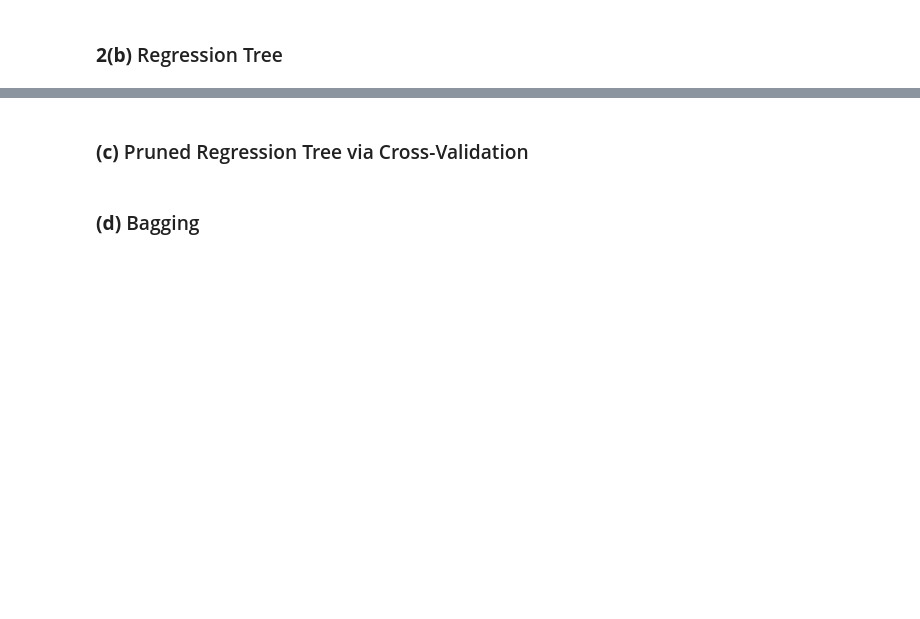
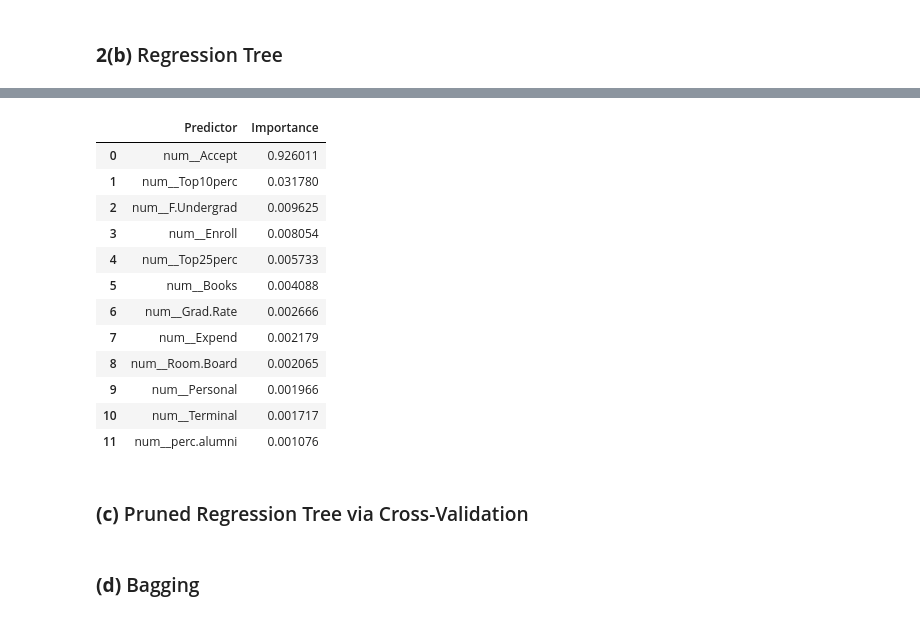
Before and after one commit to etoobian/STAT587_DS1_HW2, a Jupyter notebook: notebooks/STAT587_HW2.ipynb, the cells around one changed output, grey strips where cells are left out. Saved outputs shown, nothing was run; the diff lists cells and outputs as text; code cells hidden in the pictures; blank space fills up the shorter version.

```diff
--- a/notebooks/STAT587_HW2.ipynb
+++ b/notebooks/STAT587_HW2.ipynb
@@ -531,3 +584,30 @@ q1b_test_rmse = np.sqrt(q1b_test_mse)
+# %%
+# Save table
+q1b_imp_tbl = save_importance_table(
+    q1b_feature_names,
+    q1b_importances,
+    filename_tex="q1b_tree_importance.tex",
+    caption="Top predictors by feature importance for the unpruned regression tree.",
+    label="tab:q1b-tree-importance",
+    top_k=12,
+)
+
+if VERBOSE:
+    display(q1b_imp_tbl)
+# %% [output]
+|  | Predictor | Importance |
+| 0 | num__Accept | 0.926011 |
+| 1 | num__Top10perc | 0.031780 |
+| 2 | num__F.Undergrad | 0.009625 |
+| 3 | num__Enroll | 0.008054 |
+| 4 | num__Top25perc | 0.005733 |
+| 5 | num__Books | 0.004088 |
+| 6 | num__Grad.Rate | 0.002666 |
+| 7 | num__Expend | 0.002179 |
+| 8 | num__Room.Board | 0.002065 |
+| 9 | num__Personal | 0.001966 |
+| 10 | num__Terminal | 0.001717 |
+| 11 | num__perc.alumni | 0.001076 |
 # %% [markdown]
 ### **(c)** Pruned Regression Tree via Cross-Validation
 # %%
```
Also changed, not shown: parts of 13 cells of this notebook, 3 other files.
